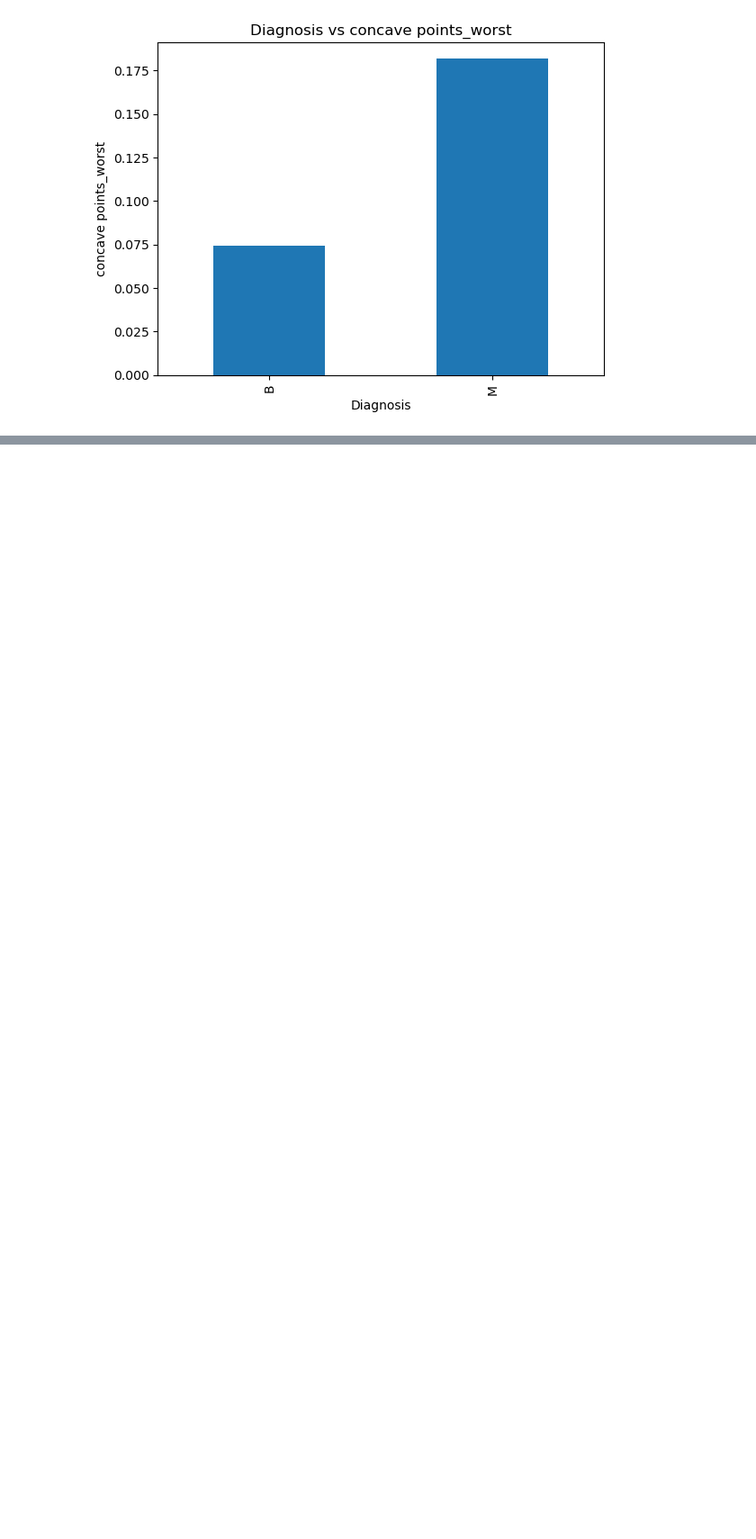
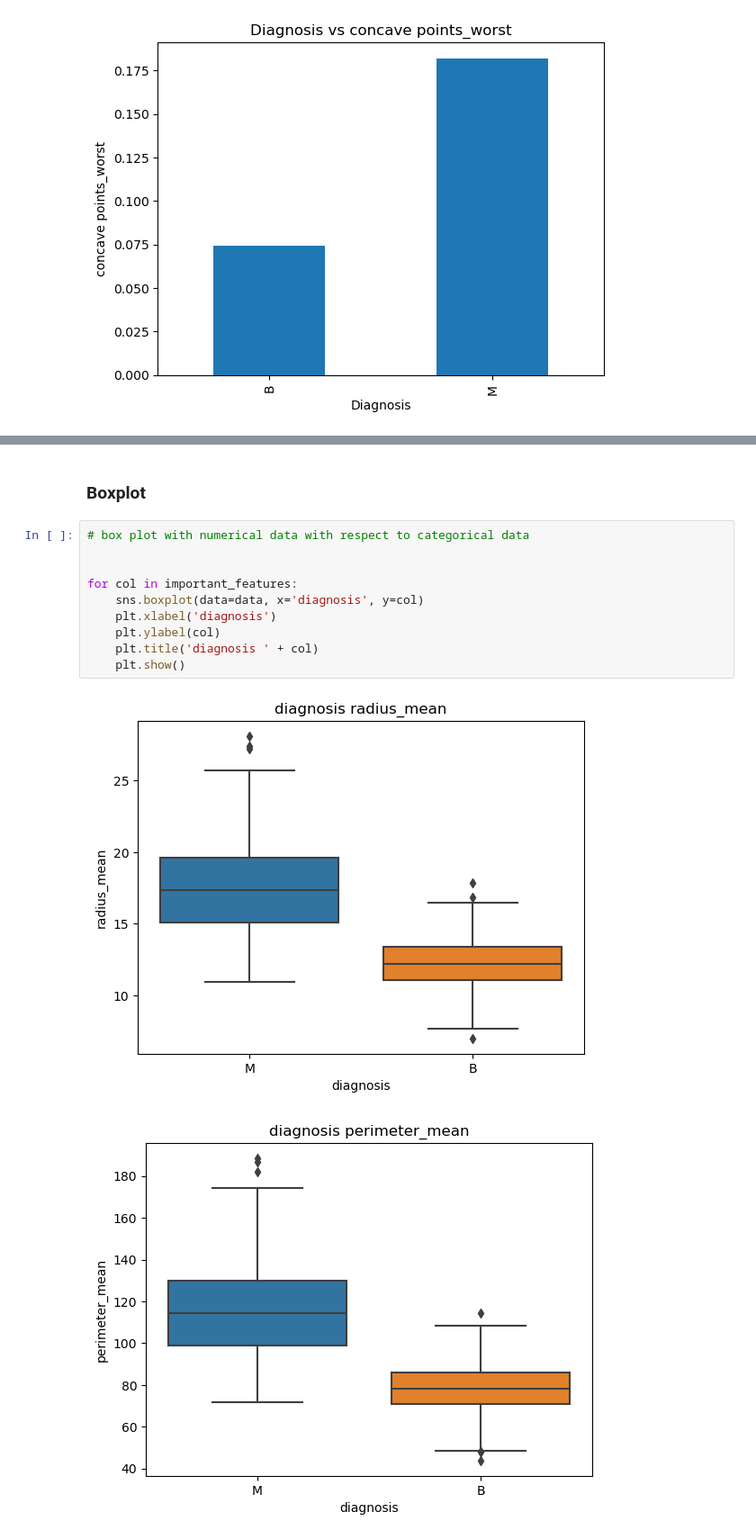
Before and after one commit to 1745-bhanu/projects, a Jupyter notebook: breastCancerAnalysisPrediction/breastCancerAnalysisPrediction.ipynb, the cells around one changed output, grey strips where cells are left out. Shown at 90% size. Saved outputs shown, nothing was run; the diff lists cells and outputs as text; blank space fills up the shorter version.

```diff
--- a/breastCancerAnalysisPrediction/breastCancerAnalysisPrediction.ipynb
+++ b/breastCancerAnalysisPrediction/breastCancerAnalysisPrediction.ipynb
@@ -86,0 +113,15 @@ for col in important_features:
+# %% [markdown]
+### Boxplot
+# %%
+# box plot with numerical data with respect to categorical data
+
+
+for col in important_features:
+    sns.boxplot(data=data, x='diagnosis', y=col)
+    plt.xlabel('diagnosis')
+    plt.ylabel(col)
+    plt.title('diagnosis ' + col)
+    plt.show()
+# %% [output]
+[figure, added]
+[figure, added]
```
Also changed, not shown: parts of 15 cells of this notebook.
